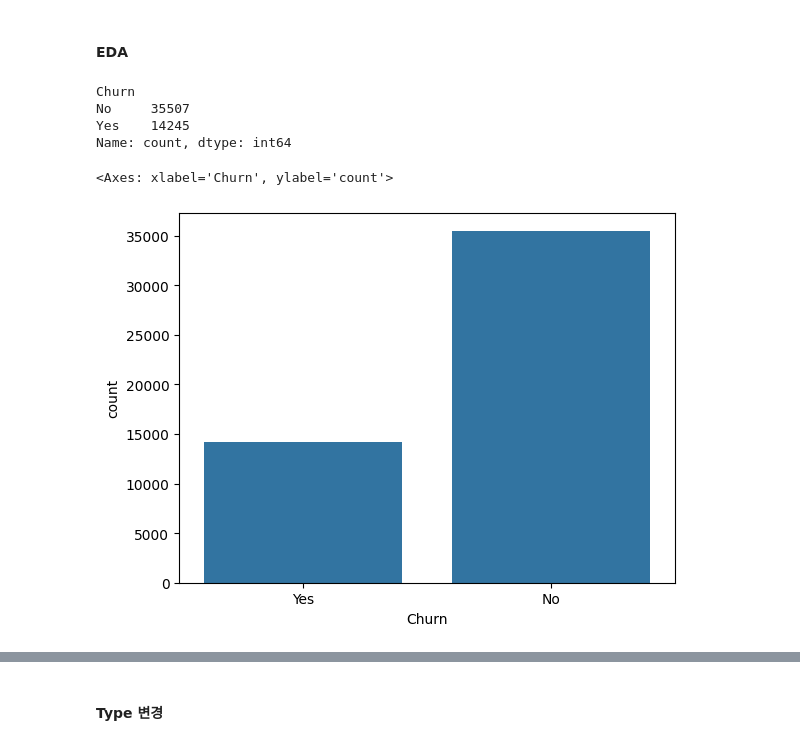
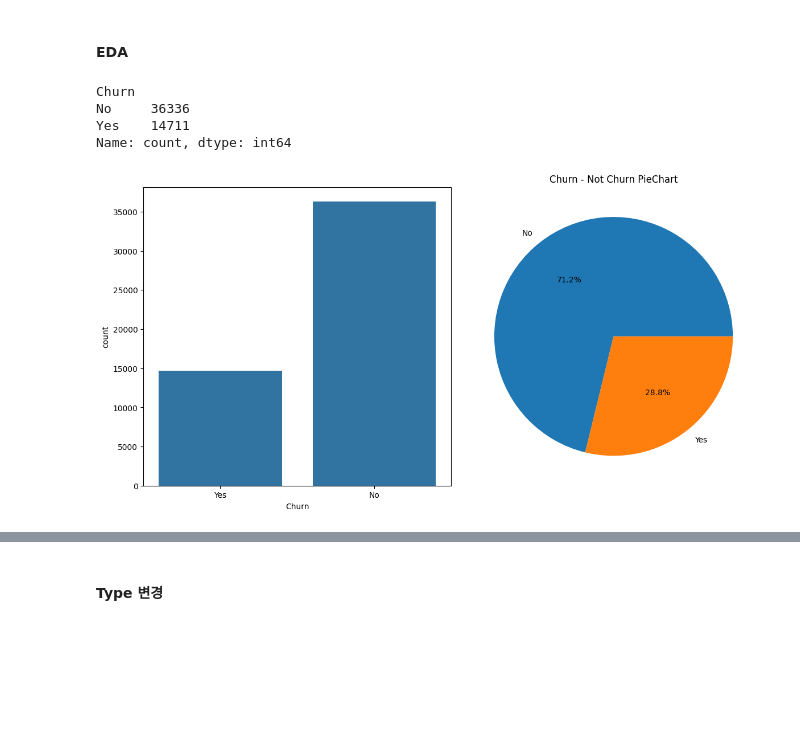
Before and after one commit to SKNETWORKS-FAMILY-AICAMP/SKN04-2nd-5Team, a Jupyter notebook: eda.ipynb, the cells around one changed output, grey strips where cells are left out. Saved outputs shown, nothing was run; the diff lists cells and outputs as text; code cells hidden in the pictures; blank space fills up the shorter version.

```diff
--- a/eda.ipynb
+++ b/eda.ipynb
@@ -46,19 +46,30 @@ nan Max count: 909
 duplicated count: 0
 # %% [markdown]
 #### EDA
-# %%
-data.Churn.value_counts()
-# %% [output]
-Churn
-No     35507
-Yes    14245
-Name: count, dtype: int64
-# %%
-sns.countplot(
-    data,
-    x='Churn'
-)
-# %% [output]
-<Axes: xlabel='Churn', ylabel='count'>
-[figure, removed]
+# %%
+#타겟 시각화
+data.Churn.value_counts()
+# %% [output]
+Churn
+No     36336
+Yes    14711
+Name: count, dtype: int64
+# %%
+plt.subplots(1, 2, figsize=(12,6))
+plt.subplot(1, 2, 1)
+sns.countplot(
+    data,
+    x='Churn'
+)
+plt.subplot(1, 2, 2)
+plt.pie(
+    data.Churn.value_counts(),
+    labels=data.Churn.value_counts().index,
+    autopct='%1.1f%%',
+)
+plt.title('Churn - Not Churn PieChart')
+plt.tight_layout()
+plt.show()
+# %% [output]
+[figure, added]
 # %%
```
Also changed, not shown: parts of 7 cells of this notebook.
